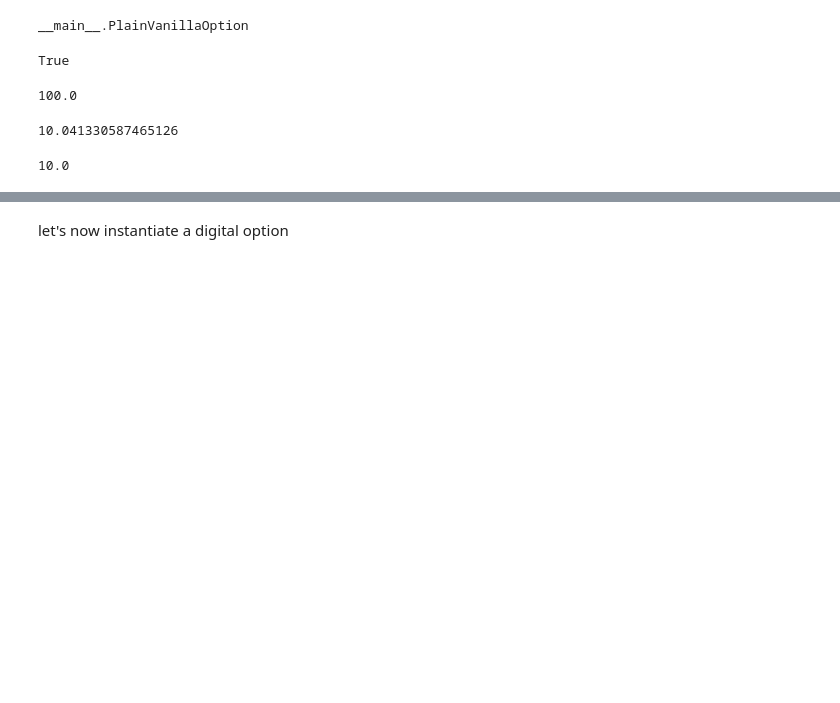
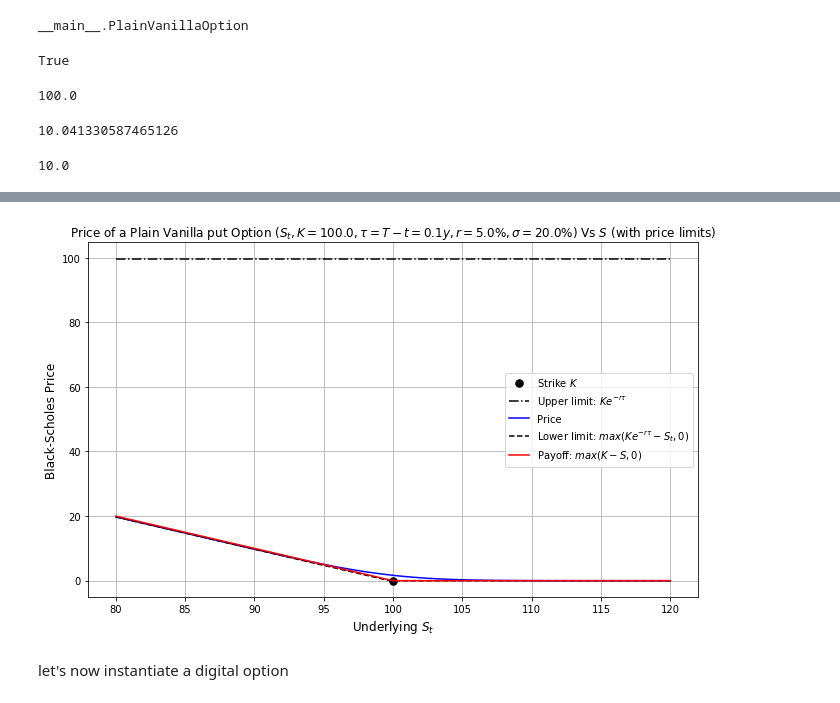
Before and after one commit to gabrielepompa88/IT-For-Business-And-Finance-2019-20, a Jupyter notebook: Notebooks/Derivatives_Analytics___Introduction_to_OOP.ipynb, the cells around one changed output, grey strips where cells are left out. Saved outputs shown, nothing was run; the diff lists cells and outputs as text; code cells hidden in the pictures; blank space fills up the shorter version.

```diff
--- a/Notebooks/Derivatives_Analytics___Introduction_to_OOP.ipynb
+++ b/Notebooks/Derivatives_Analytics___Introduction_to_OOP.ipynb
@@ -2566,3 +2588,7 @@ Vanilla_Put.payoff()
+# %%
+plot_price(Vanilla_Put, S_strip, Vanilla_Put.get_tau())
+# %% [output]
+[figure, added]
 # %% [markdown]
 let's now instantiate a digital option
 # %%
```
Also changed, not shown: parts of 35 cells of this notebook.
